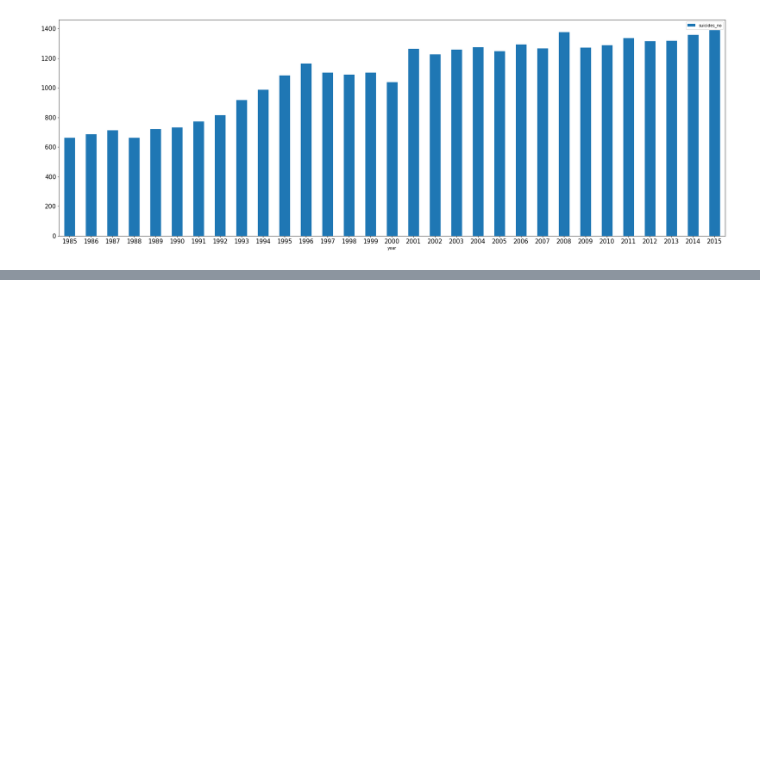
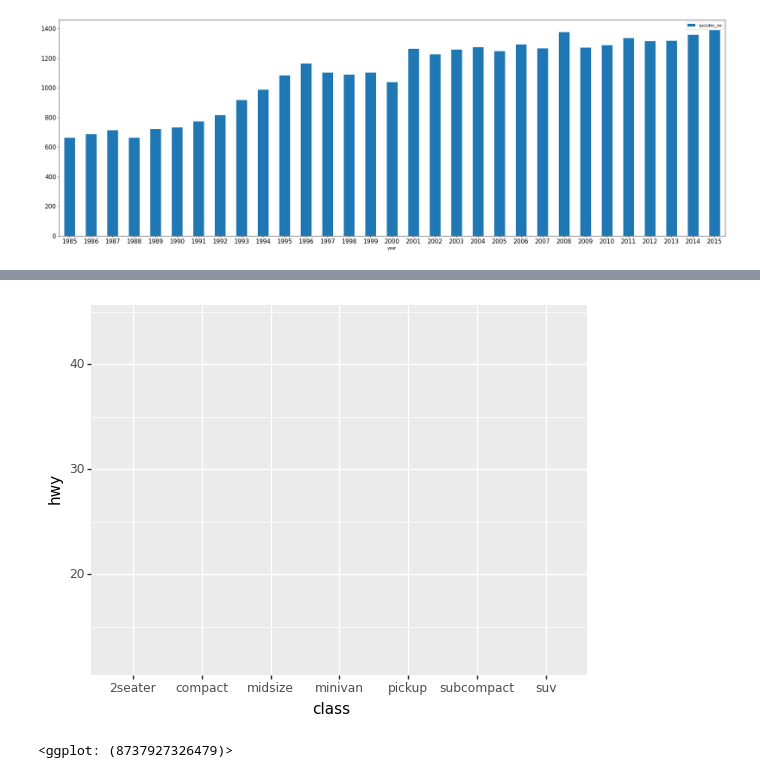
Before and after one commit to moisesmember/python_project, a Jupyter notebook: other/aula_estatistica_descritiva_two.ipynb, the cells around one changed output, grey strips where cells are left out. Saved outputs shown, nothing was run; the diff lists cells and outputs as text; code cells hidden in the pictures; blank space fills up the shorter version.

Commit message:
ggplot add module

```diff
--- a/other/aula_estatistica_descritiva_two.ipynb
+++ b/other/aula_estatistica_descritiva_two.ipynb
@@ -381,0 +365,15 @@ Note: you may need to restart the kernel to use updated packages.
+# %%
+'''
+from plotnine.data import mpg
+from plotnine import ggplot, aes, geom_bar
+
+ggplot(mpg.items) + aes(x="class") + geom_bar()
+'''
+
+from plotnine.data import mpg
+from plotnine import ggplot, aes
+
+ggplot(mpg) + aes(x="class", y="hwy")
+# %% [output]
+[figure, added]
+<ggplot: (8737927326479)>
```
Also changed, not shown: parts of 3 cells of this notebook, 2 other files.
